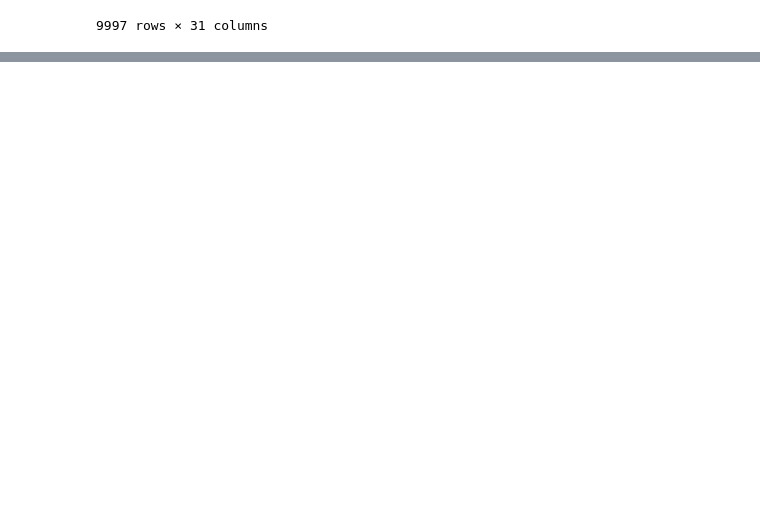
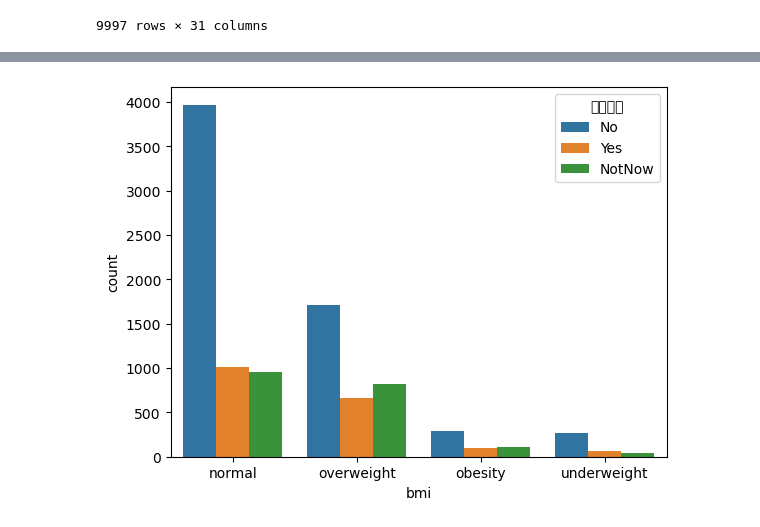
Before and after one commit to hurrayay/DataMining, a Jupyter notebook: health.ipynb, the cells around one changed output, grey strips where cells are left out. Cells and saved outputs as stored; diff of their text form; code cells hidden in the pictures; blank space fills up the shorter version.

```diff
--- a/health.ipynb
+++ b/health.ipynb
@@ -176,0 +201,4 @@ alchol = sns.countplot(data= health_final, y ='bmi', hue='음주여부')
+# %%
+smoke = sns.countplot(data= healthy, x='bmi', hue='흡연상태')
+# %% [output]
+[figure, added]
```
Also changed, not shown: parts of 7 cells of this notebook.
